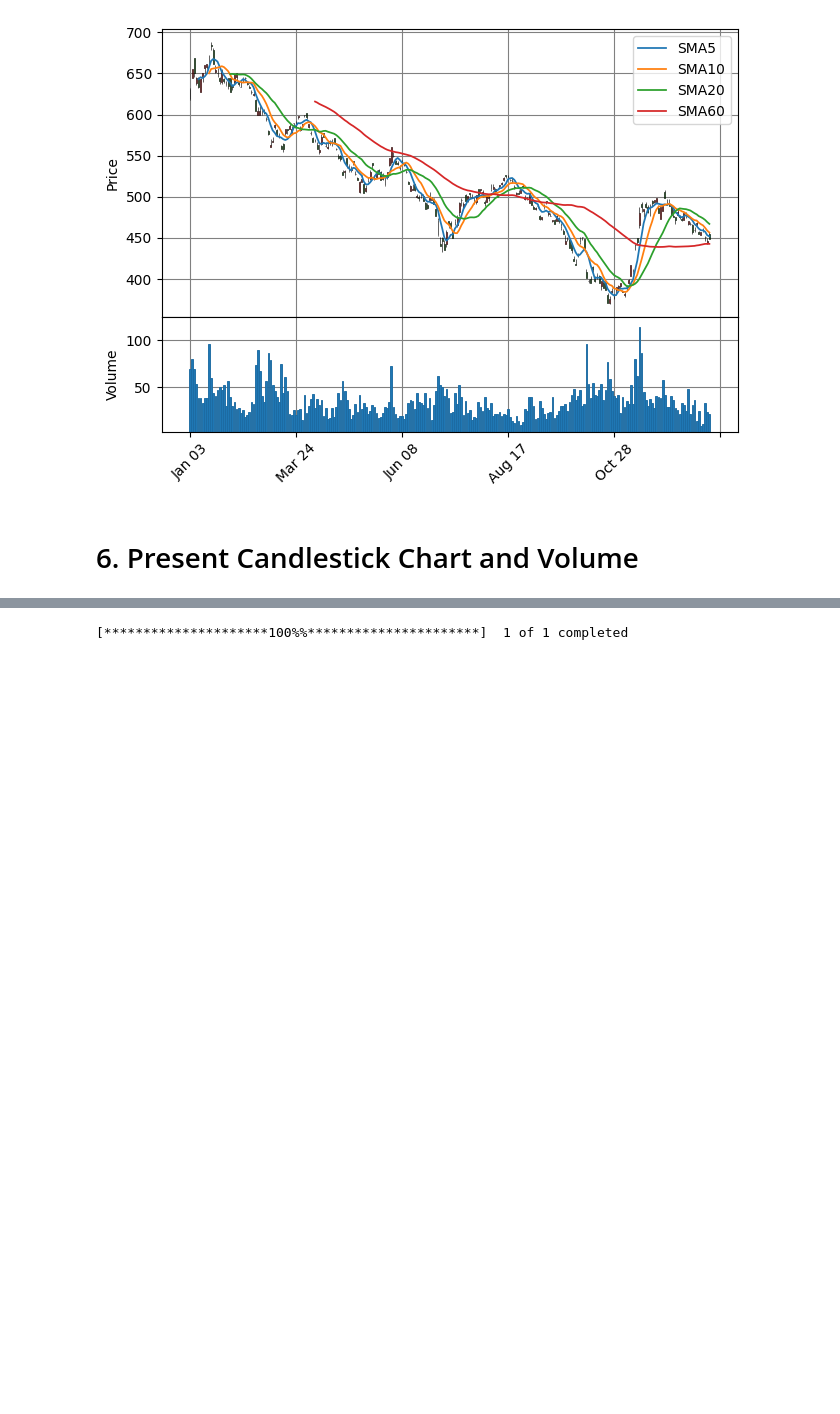
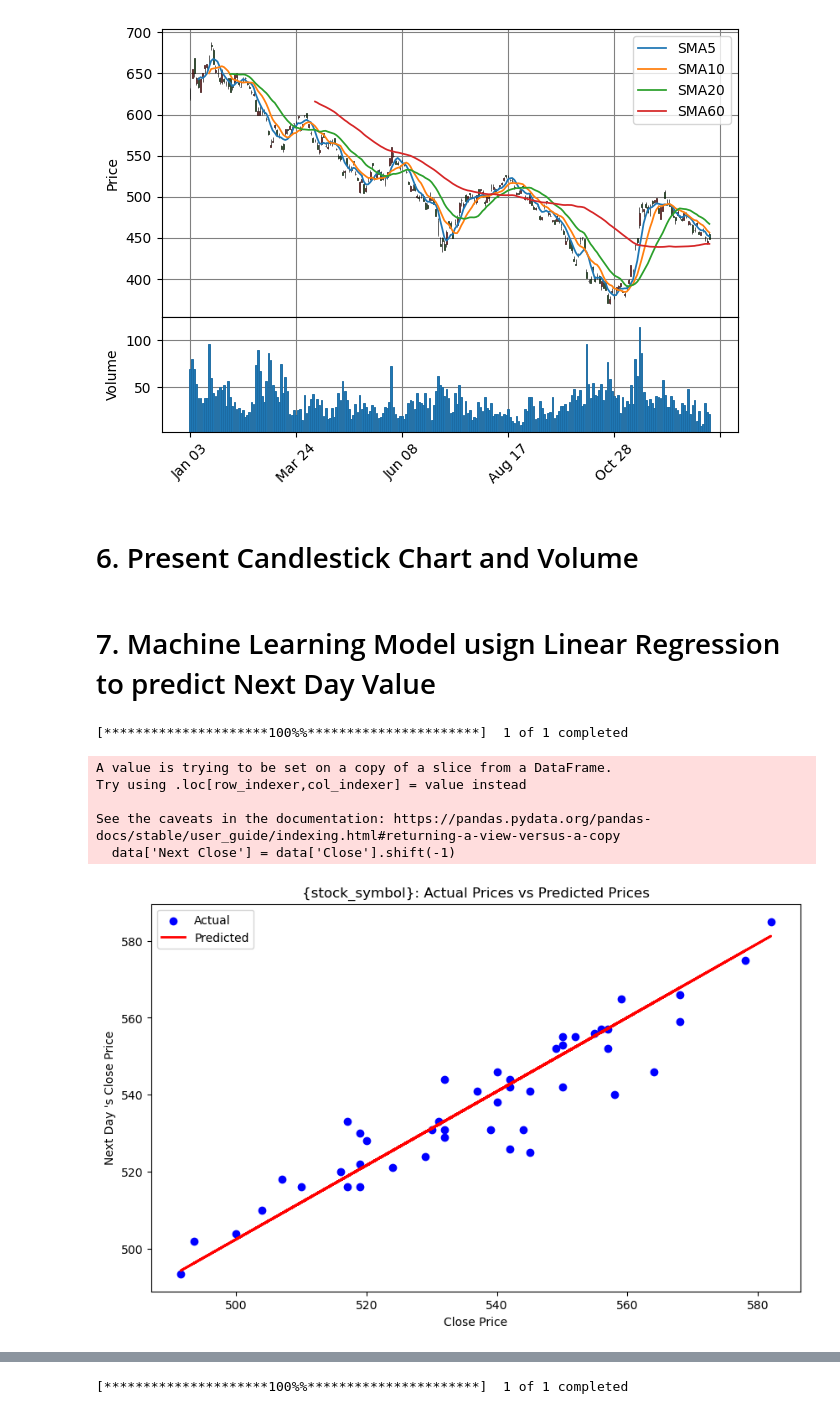
Before and after one commit to kuanhunglingary/data-visualization, a Jupyter notebook: stock.ipynb, the cells around one changed output, grey strips where cells are left out. Drawn from its saved outputs; the diff is of its cells as text; code cells hidden in the pictures; blank space fills up the shorter version.

```diff
--- a/stock.ipynb
+++ b/stock.ipynb
@@ -404,3 +404,61 @@ fig.add_trace(go.Candlestick(
 fig.add_trace(go.Bar(x=df['Date'], y=df['Volume'], name="volume"), row=2, col=1)
 fig.update_layout(xaxis_rangeslider_visible=False, title_text="TSMC")
 fig.show()
+# %% [markdown]
+# 7. Machine Learning Model usign Linear Regression to predict Next Day Value
+# %%
+# import necessary Libraries
+from sklearn.model_selection import train_test_split
+from sklearn.linear_model import LinearRegression
+import matplotlib.pyplot as plt
+
+# Using yfinance to Download Financial Data
+import yfinance as yf
+# Define the stock symbol and download data
+stock_symbol = '2330.TW'
+data = yf.download(stock_symbol, start = '2023-01-01')
+
+# Extract the closing price
+data = data[['Close']]
+
+# Create a new column for the next day's price (shifted -1 day)
+data['Next Close'] = data['Close'].shift(-1)
+
+# Drop the Last row (NaN) becasue there's no next day's data
+data = data.dropna()
+
+# Create features (X) and target (Y)
+x = data[['Close']].values
+y = data[['Next Close']].values
+
+# Split the data into training and testing sets
+x_train, x_test, y_train, y_test = train_test_split(x,y,test_size=0.2,random_state=250)
+
+# Create a linear regression model
+model = LinearRegression()
+model.fit(x_train, y_train)
+
+# Fit the model on the test data
+y_pred = model.predict(x_test)
+
+# Visualize the actual price and predicted price
+plt.figure(figsize=(10,6))
+
+# Adjust transparency and color
+plt.scatter(x_test,y_test,color='blue',label='Actual')
+plt.plot(x_test,y_pred,color='red',linewidth=2, label='Predicted')
+
+# Adjust transparency and color
+plt.title("{stock_symbol}: Actual Prices vs Predicted Prices")
+plt.xlabel("Close Price")
+plt.ylabel("Next Day \'s Close Price")
+plt.legend()
+plt.show()
+# %% [output]
+[*********************100%%**********************]  1 of 1 completed
+A value is trying to be set on a copy of a slice from a DataFrame.
+Try using .loc[row_indexer,col_indexer] = value instead
+
+See the caveats in the documentation: https://pandas.pydata.org/pandas-docs/stable/user_guide/indexing.html#returning-a-view-versus-a-copy
+  data['Next Close'] = data['Close'].shift(-1)
+[figure, added]
```
Also changed, not shown: parts of 3 cells of this notebook.
